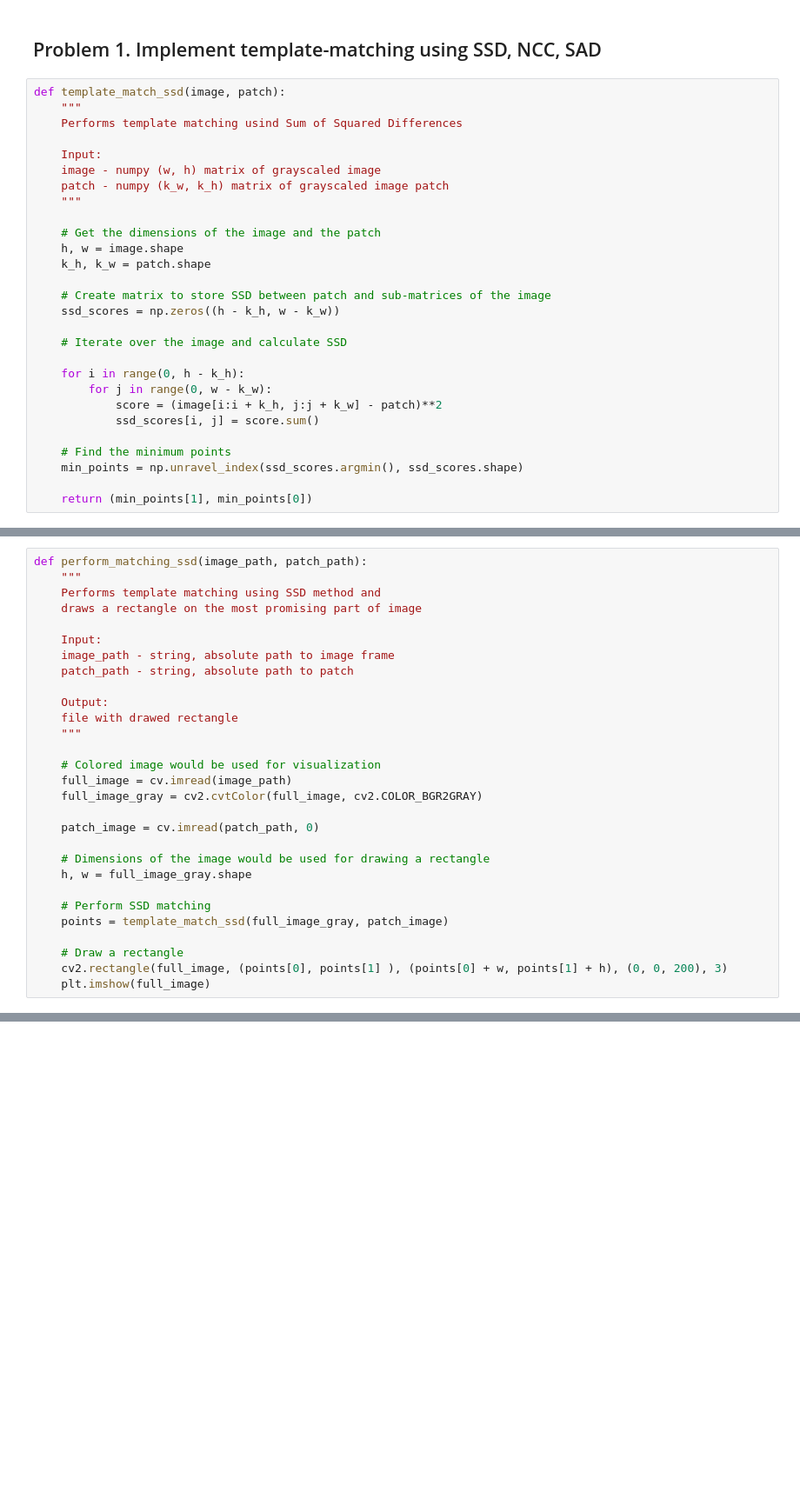
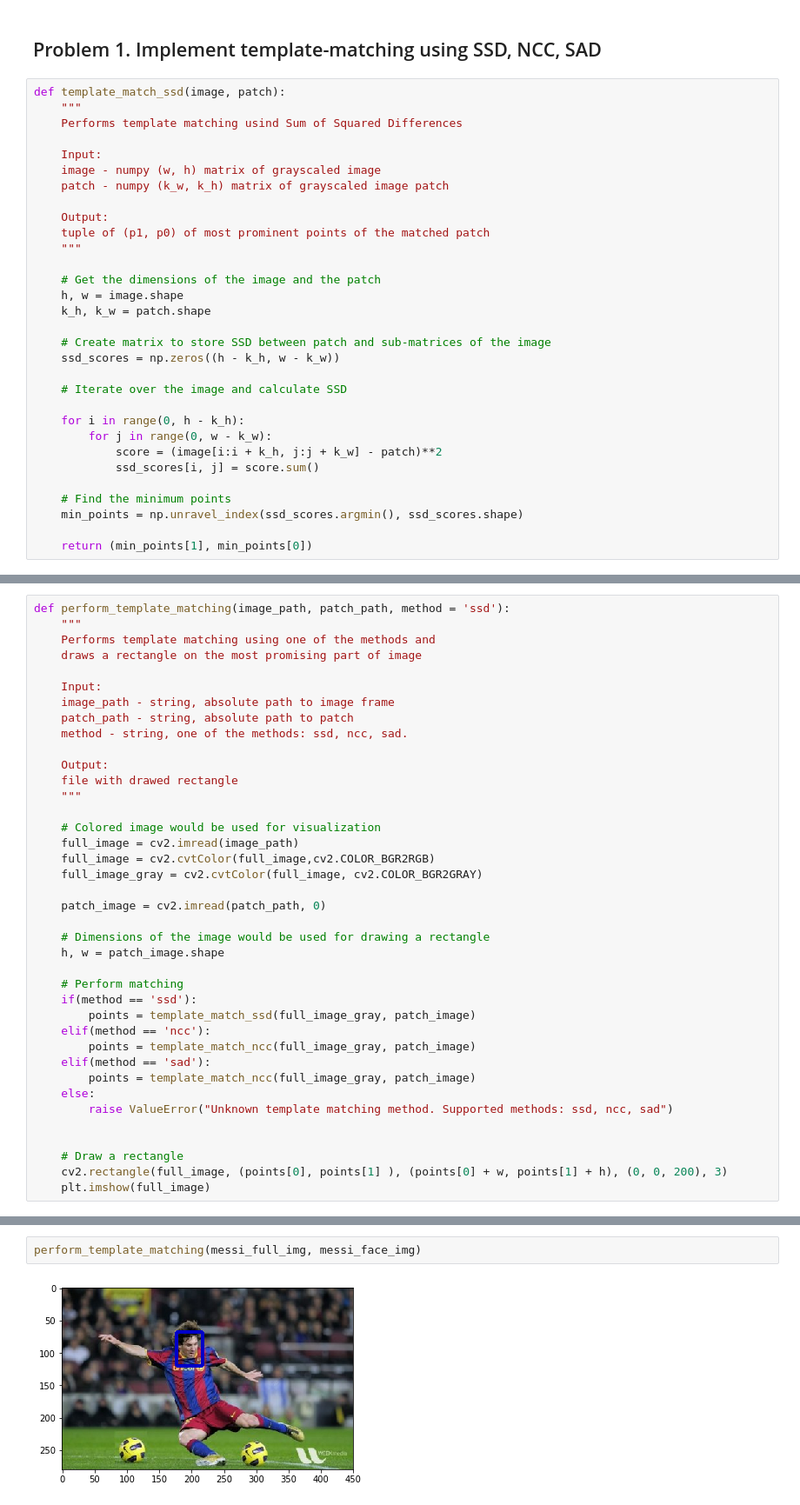
Before and after one commit to Progern/computer-vision-hw, a Jupyter notebook: cv-3-0/cv-3-2-lucas-kanade-method.ipynb, the cells around one changed output, grey strips where cells are left out. Shown at 87% size. Drawn from its saved outputs; the diff is of its cells as text; blank space fills up the shorter version.

```diff
--- a/cv-3-0/cv-3-2-lucas-kanade-method.ipynb
+++ b/cv-3-0/cv-3-2-lucas-kanade-method.ipynb
@@ -40,6 +40,9 @@ def template_match_ssd(image, patch):
     Input:
     image - numpy (w, h) matrix of grayscaled image
     patch - numpy (k_w, k_h) matrix of grayscaled image patch
+
+    Output:
+    tuple of (p1, p0) of most prominent points of the matched patch
     """
 
     # Get the dimensions of the image and the patch
@@ -63,28 +108,38 @@ def template_match_ssd(image, patch):
 # %%
-def perform_matching_ssd(image_path, patch_path):
+def perform_template_matching(image_path, patch_path, method = 'ssd'):
     """
-    Performs template matching using SSD method and
+    Performs template matching using one of the methods and
     draws a rectangle on the most promising part of image
 
     Input:
     image_path - string, absolute path to image frame
     patch_path - string, absolute path to patch
+    method - string, one of the methods: ssd, ncc, sad.
 
     Output:
     file with drawed rectangle
     """
 
     # Colored image would be used for visualization
-    full_image = cv.imread(image_path)
+    full_image = cv2.imread(image_path)
+    full_image = cv2.cvtColor(full_image,cv2.COLOR_BGR2RGB)
     full_image_gray = cv2.cvtColor(full_image, cv2.COLOR_BGR2GRAY)
 
-    patch_image = cv.imread(patch_path, 0)
+    patch_image = cv2.imread(patch_path, 0)
 
     # Dimensions of the image would be used for drawing a rectangle
-    h, w = full_image_gray.shape
+    h, w = patch_image.shape
 
-    # Perform SSD matching
-    points = template_match_ssd(full_image_gray, patch_image)
+    # Perform matching
+    if(method == 'ssd'):
+        points = template_match_ssd(full_image_gray, patch_image)
+    elif(method == 'ncc'):
+        points = template_match_ncc(full_image_gray, patch_image)
+    elif(method == 'sad'):
+        points = template_match_ncc(full_image_gray, patch_image)
+    else:
+        raise ValueError("Unknown template matching method. Supported methods: ssd, ncc, sad")
+
 
     # Draw a rectangle
     cv2.rectangle(full_image, (points[0], points[1] ), (points[0] + w, points[1] + h), (0, 0, 200), 3)
@@ -93,0 +147,4 @@ perform_matching_ssd()
+# %%
+perform_template_matching(messi_full_img, messi_face_img)
+# %% [output]
+[figure, added]
```
Also changed, not shown: parts of 3 cells of this notebook.
